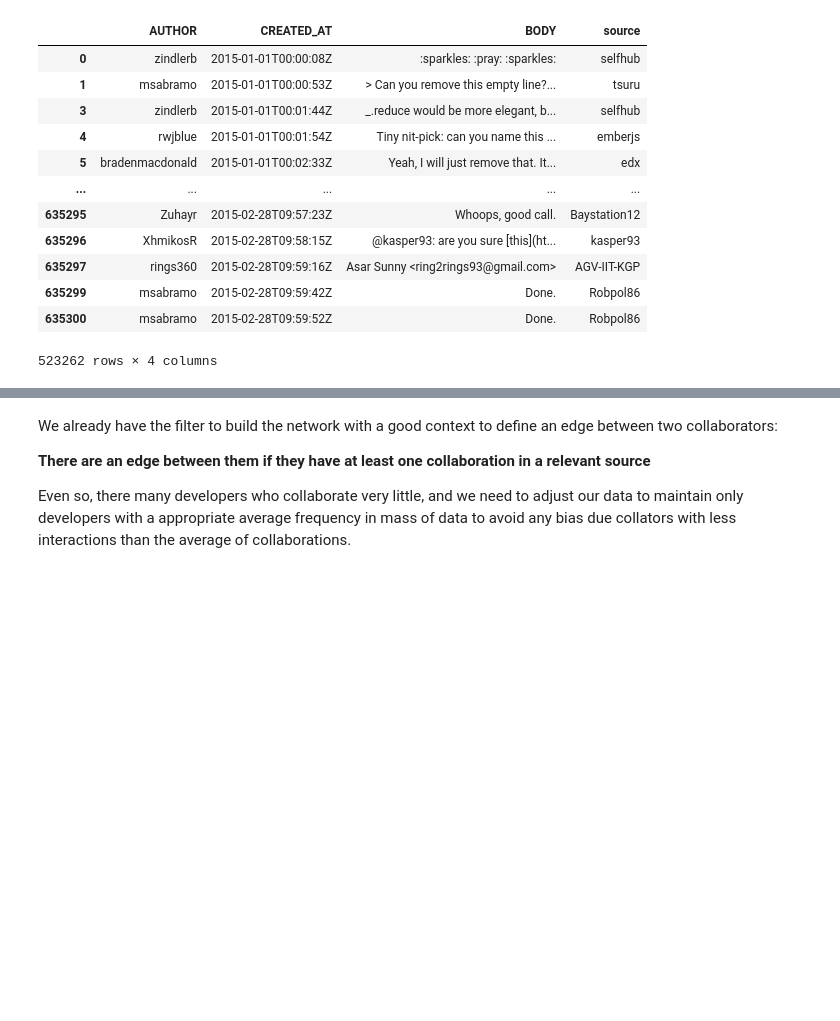
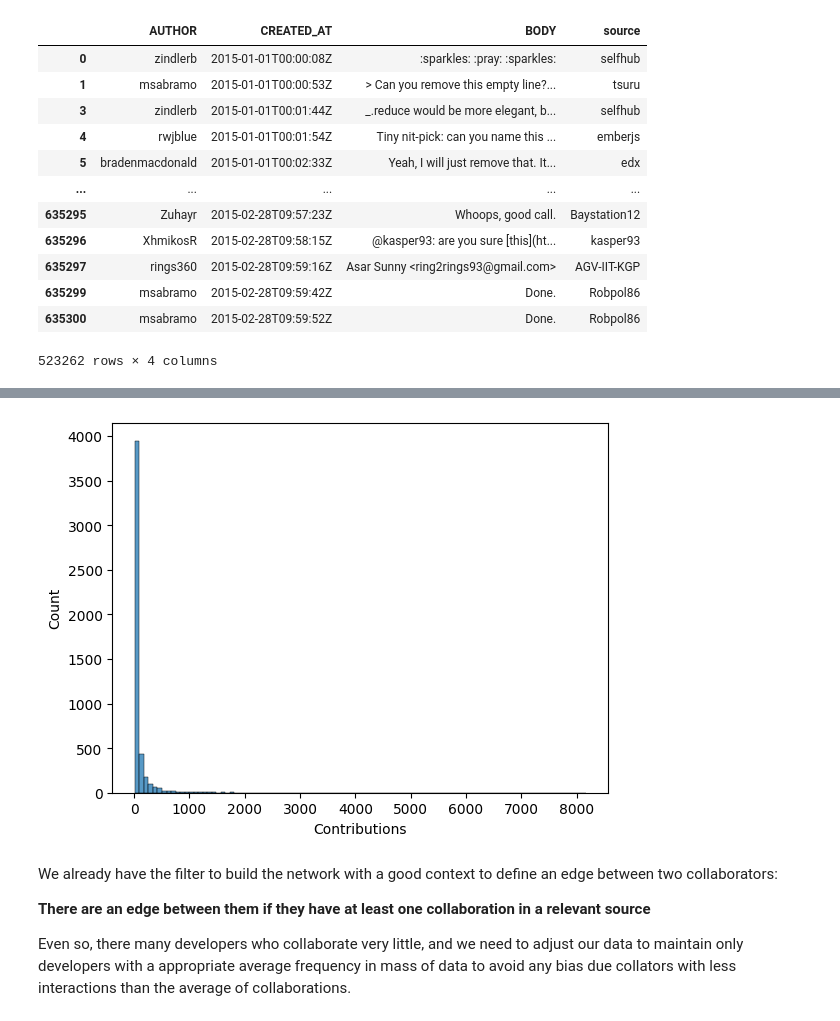
Before and after one commit to matheus-1618/Github-Colaborations-Network, a Jupyter notebook: Graph.ipynb, the cells around one changed output, grey strips where cells are left out. Saved outputs shown, nothing was run; the diff lists cells and outputs as text; code cells hidden in the pictures; blank space fills up the shorter version.

```diff
--- a/Graph.ipynb
+++ b/Graph.ipynb
@@ -97,3 +117,7 @@ data_clean
 | 635299 | msabramo | 2015-02-28T09:59:42Z | Done. | Robpol86 |
 | 635300 | msabramo | 2015-02-28T09:59:52Z | Done. | Robpol86 |
 523262 rows × 4 columns
+# %%
+#Getting the data after filter
+contributions_clean = data_clean.groupby(['source']).count()['AUTHOR'].sort_values(ascending=False)
+contributions_clean.describe()
@@ -100,3 +134,10 @@ data_clean
+# %%
+import matplotlib.pyplot as plt
+sns.histplot( contributions_clean, bins=100)
+plt.xlabel("Contributions")
+plt.show()
+# %% [output]
+[figure, added]
 # %% [markdown]
 We already have the filter to build the network with a good context to define an edge between two collaborators:
 
```
Also changed, not shown: parts of 6 cells of this notebook, 2 other files.
